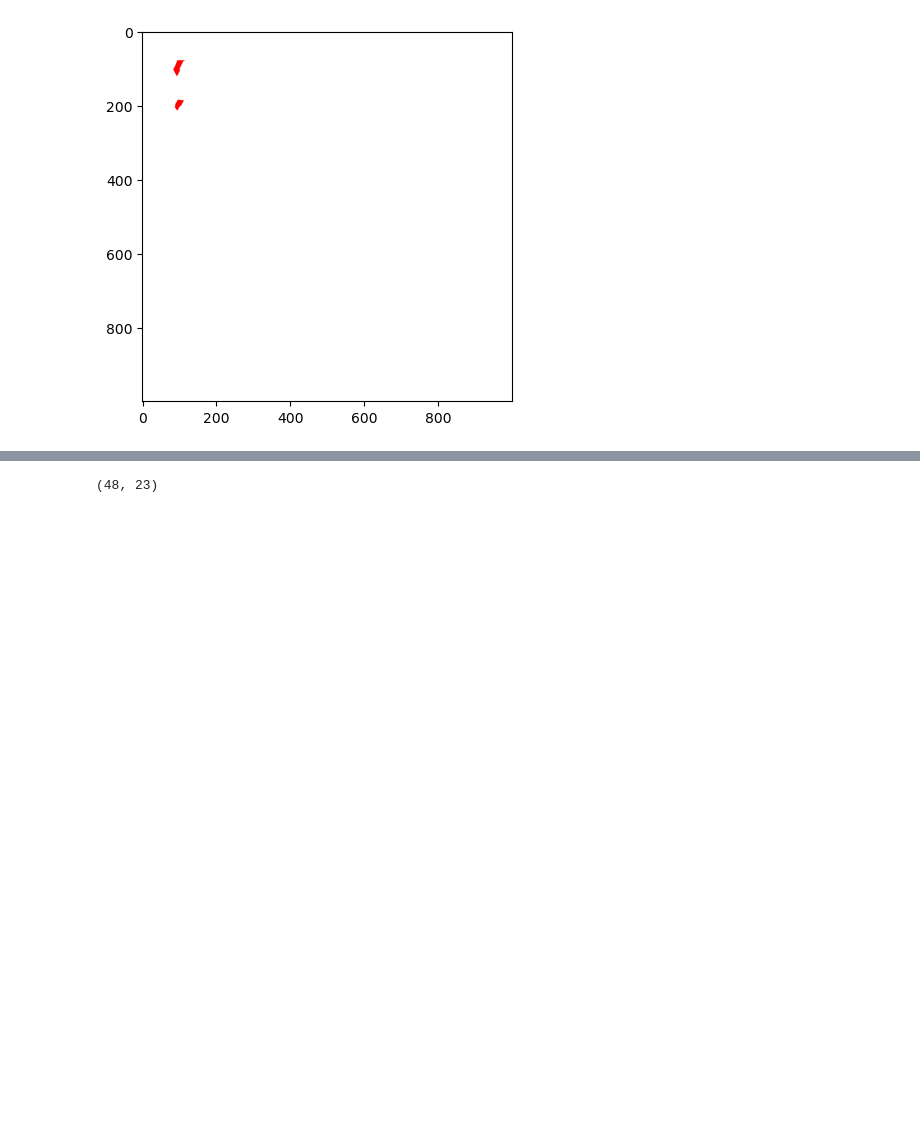
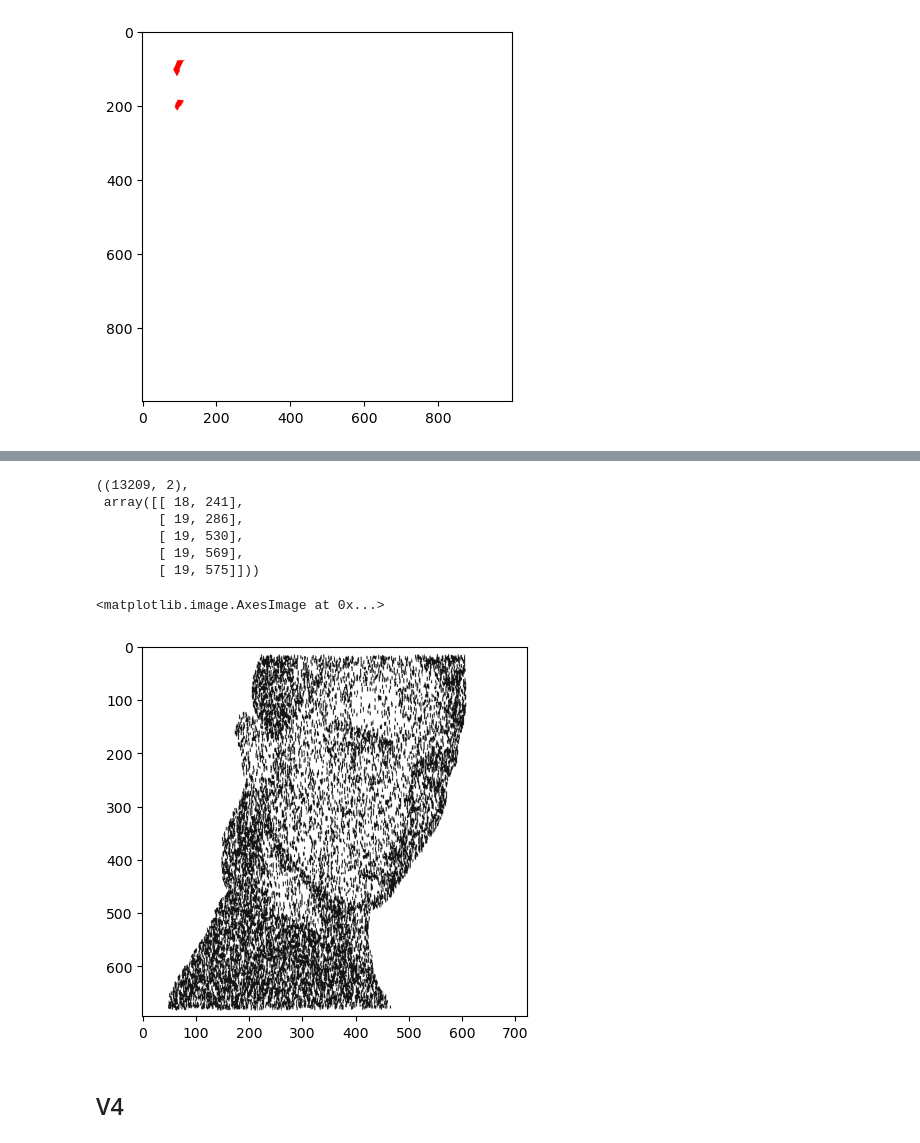
Before and after one commit to estorrs/art-analysis, a Jupyter notebook: notebooks/texture_experiment.ipynb, the cells around one changed output, grey strips where cells are left out. Drawn from its saved outputs; the diff is of its cells as text; code cells hidden in the pictures; blank space fills up the shorter version.

```diff
--- a/notebooks/texture_experiment.ipynb
+++ b/notebooks/texture_experiment.ipynb
@@ -446,3 +479,34 @@ plt.imshow(img)
+# %%
+pts = np.argwhere(mask)
+pts.shape, pts[:5]
+# %% [output]
+((13209, 2),
+ array([[ 18, 241],
+        [ 19, 286],
+        [ 19, 530],
+        [ 19, 569],
+        [ 19, 575]]))
 # %%
+blank = np.ones((img.shape[0], img.shape[1], 3), dtype=np.uint8) * 255
+
+# m = 100.
+# mag_range=(.01, .05)
+# scale=50.
+# color = [20, 20, 20]
+
+m = 30.
+mag_range=(.1, .1)
+scale=10.
+color = [20, 20, 20]
+
+
+
+for pt in pts:
+    apply_mark(blank, color, m, pt, mag_range=mag_range, scale=scale)
-# %% [output]
-(48, 23)
+# %%
+plt.imshow(blank)
+# %% [output]
+<matplotlib.image.AxesImage at 0x...>
+[figure, added]
+# %% [markdown]
+## V4
```
Also changed, not shown: parts of 4 cells of this notebook, 1 other file.
